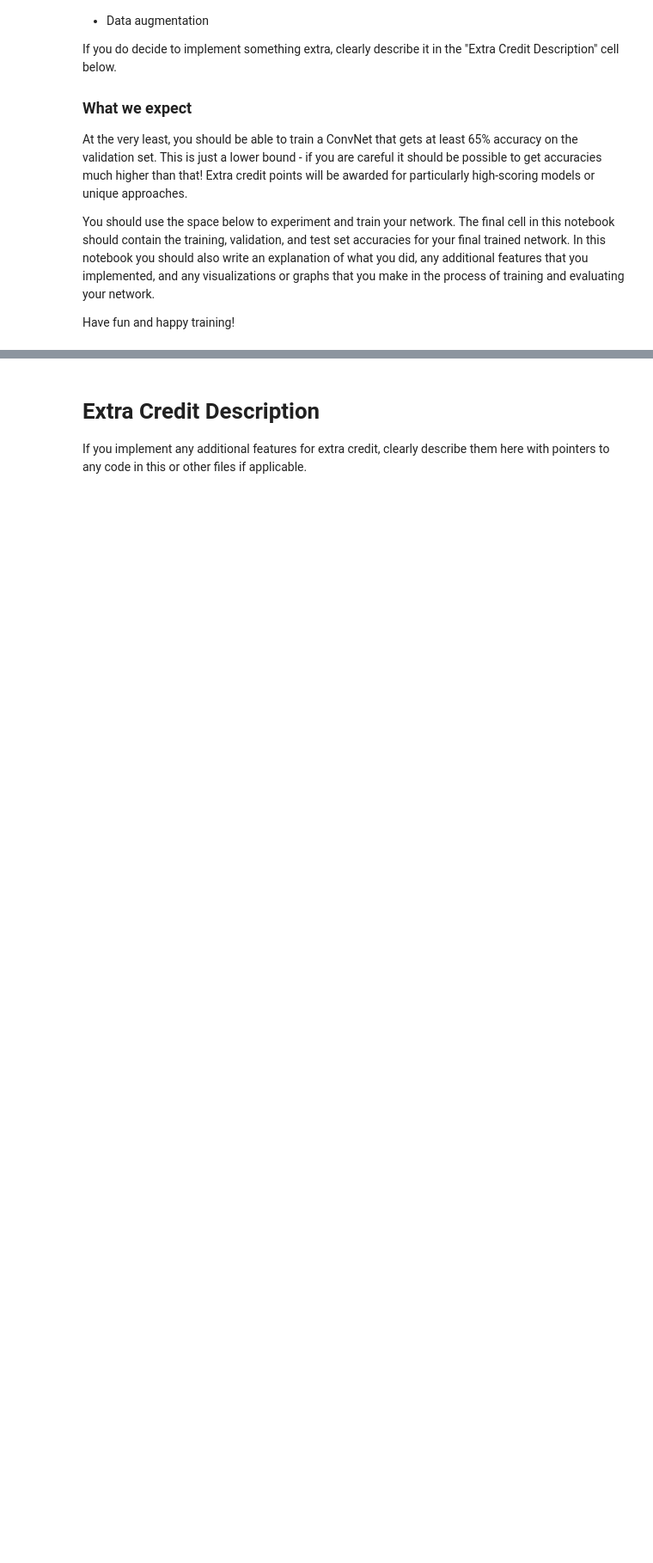
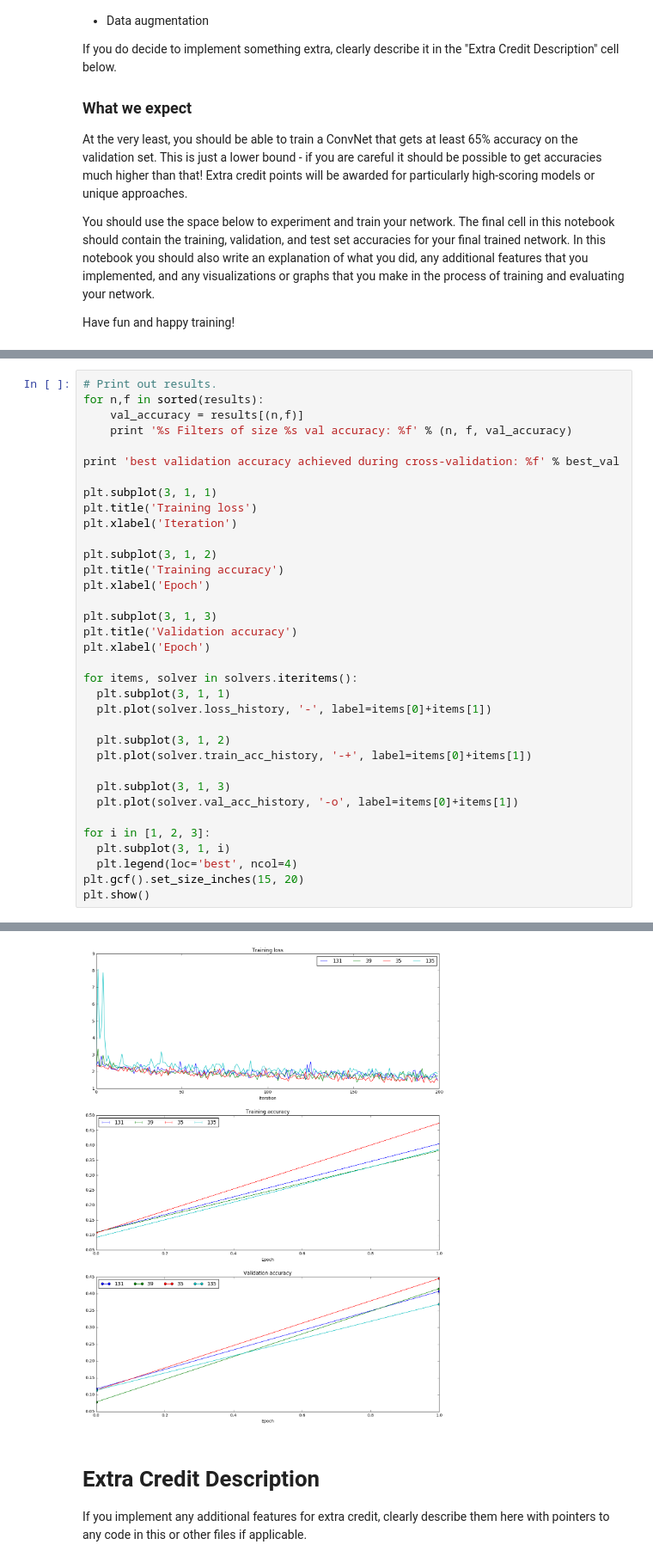
Before and after one commit to LUKELIEM/CS231N-Assignment-2, a Jupyter notebook: ConvolutionalNetworks.ipynb, the cells around one changed output, grey strips where cells are left out. Shown: that part at 86% size. Saved outputs shown, nothing was run; the diff lists cells and outputs as text; blank space fills up the shorter version.

```diff
--- a/ConvolutionalNetworks.ipynb
+++ b/ConvolutionalNetworks.ipynb
@@ -723,0 +826,36 @@ Have fun and happy training!
+# %%
+# Print out results.
+for n,f in sorted(results):
+    val_accuracy = results[(n,f)]
+    print '%s Filters of size %s val accuracy: %f' % (n, f, val_accuracy)
+
+print 'best validation accuracy achieved during cross-validation: %f' % best_val
+
+plt.subplot(3, 1, 1)
+plt.title('Training loss')
+plt.xlabel('Iteration')
+
+plt.subplot(3, 1, 2)
+plt.title('Training accuracy')
+plt.xlabel('Epoch')
+
+plt.subplot(3, 1, 3)
+plt.title('Validation accuracy')
+plt.xlabel('Epoch')
+
+for items, solver in solvers.iteritems():
+  plt.subplot(3, 1, 1)
+  plt.plot(solver.loss_history, '-', label=items[0]+items[1])
+
+  plt.subplot(3, 1, 2)
+  plt.plot(solver.train_acc_history, '-+', label=items[0]+items[1])
+
+  plt.subplot(3, 1, 3)
+  plt.plot(solver.val_acc_history, '-o', label=items[0]+items[1])
+
+for i in [1, 2, 3]:
+  plt.subplot(3, 1, i)
+  plt.legend(loc='best', ncol=4)
+plt.gcf().set_size_inches(15, 20)
+plt.show()
+# %% [output]
@@ -724,3 +867,4 @@ Have fun and happy training!
+[figure, added]
 # %% [markdown]
 # Extra Credit Description
 If you implement any additional features for extra credit, clearly describe them here with pointers to any code in this or other files if applicable.
```
Also changed, not shown: parts of 18 cells of this notebook.
